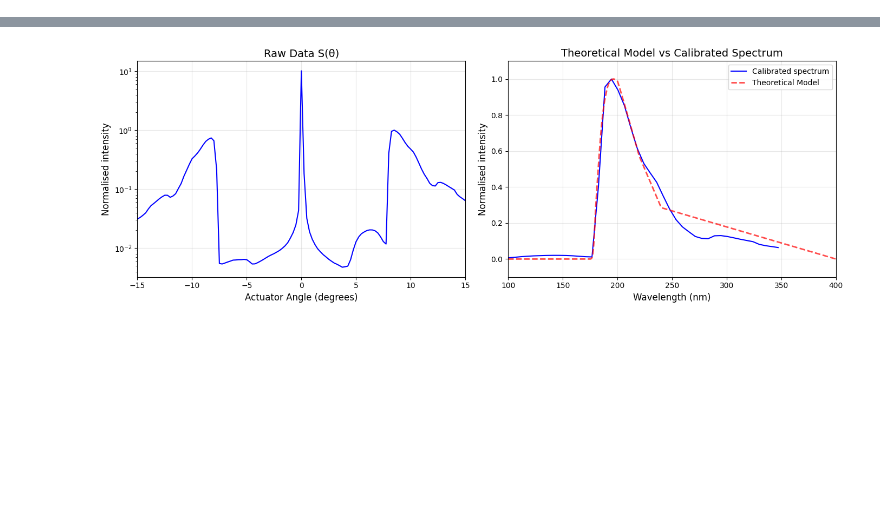
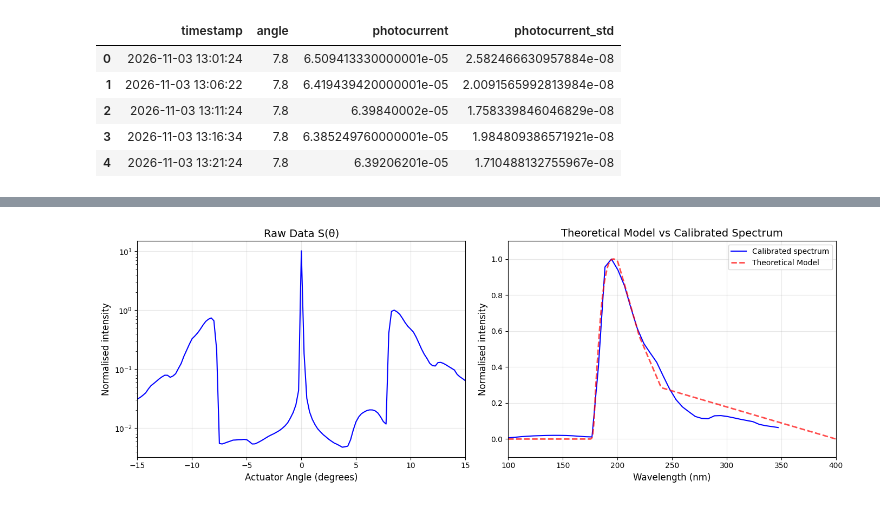
Before and after one commit to laughtonmichael2004-hue/lea-summer_2026_Internship, a Jupyter notebook: 2. Deuterium Lamp/Deuterium Lamp Analysis Code.ipynb, the cells around one changed output, grey strips where cells are left out. Saved outputs shown, nothing was run; the diff lists cells and outputs as text; code cells hidden in the pictures; blank space fills up the shorter version.

```diff
--- a/2. Deuterium Lamp/Deuterium Lamp Analysis Code.ipynb
+++ b/2. Deuterium Lamp/Deuterium Lamp Analysis Code.ipynb
@@ -65,0 +80,9 @@ photocurrent_df
+# %%
+first_hole_data.head()
+# %% [output]
+|  | timestamp | angle | photocurrent | photocurrent_std |
+| 0 | 2026-11-03 13:01:24 | 7.8 | 6.509413330000001e-05 | 2.582466630957884e-08 |
+| 1 | 2026-11-03 13:06:22 | 7.8 | 6.419439420000001e-05 | 2.0091565992813984e-08 |
+| 2 | 2026-11-03 13:11:24 | 7.8 | 6.39840002e-05 | 1.758339846046829e-08 |
+| 3 | 2026-11-03 13:16:34 | 7.8 | 6.385249760000001e-05 | 1.984809386571921e-08 |
+| 4 | 2026-11-03 13:21:24 | 7.8 | 6.39206201e-05 | 1.710488132755967e-08 |
```
Also changed, not shown: parts of 12 cells of this notebook, 8 other files.
